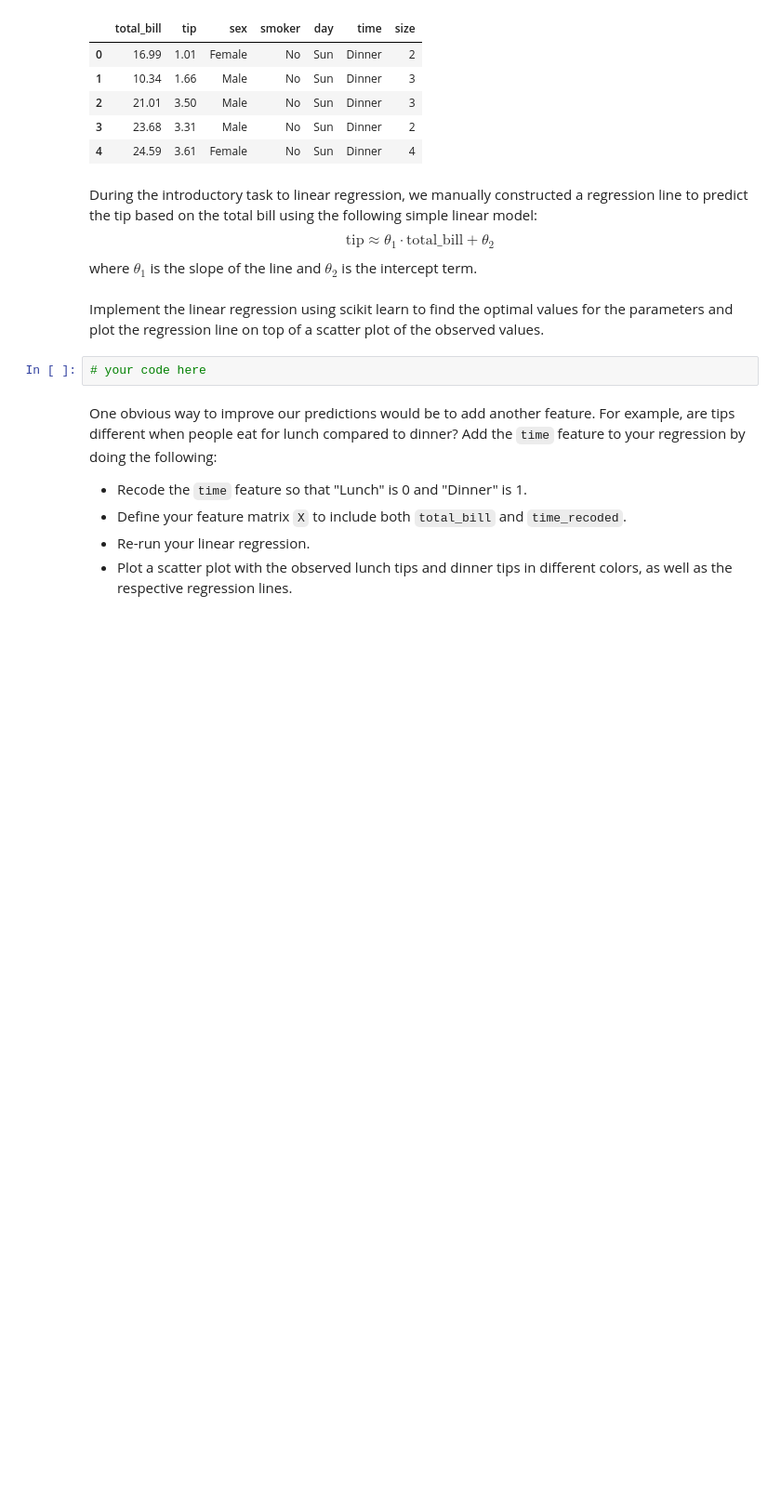
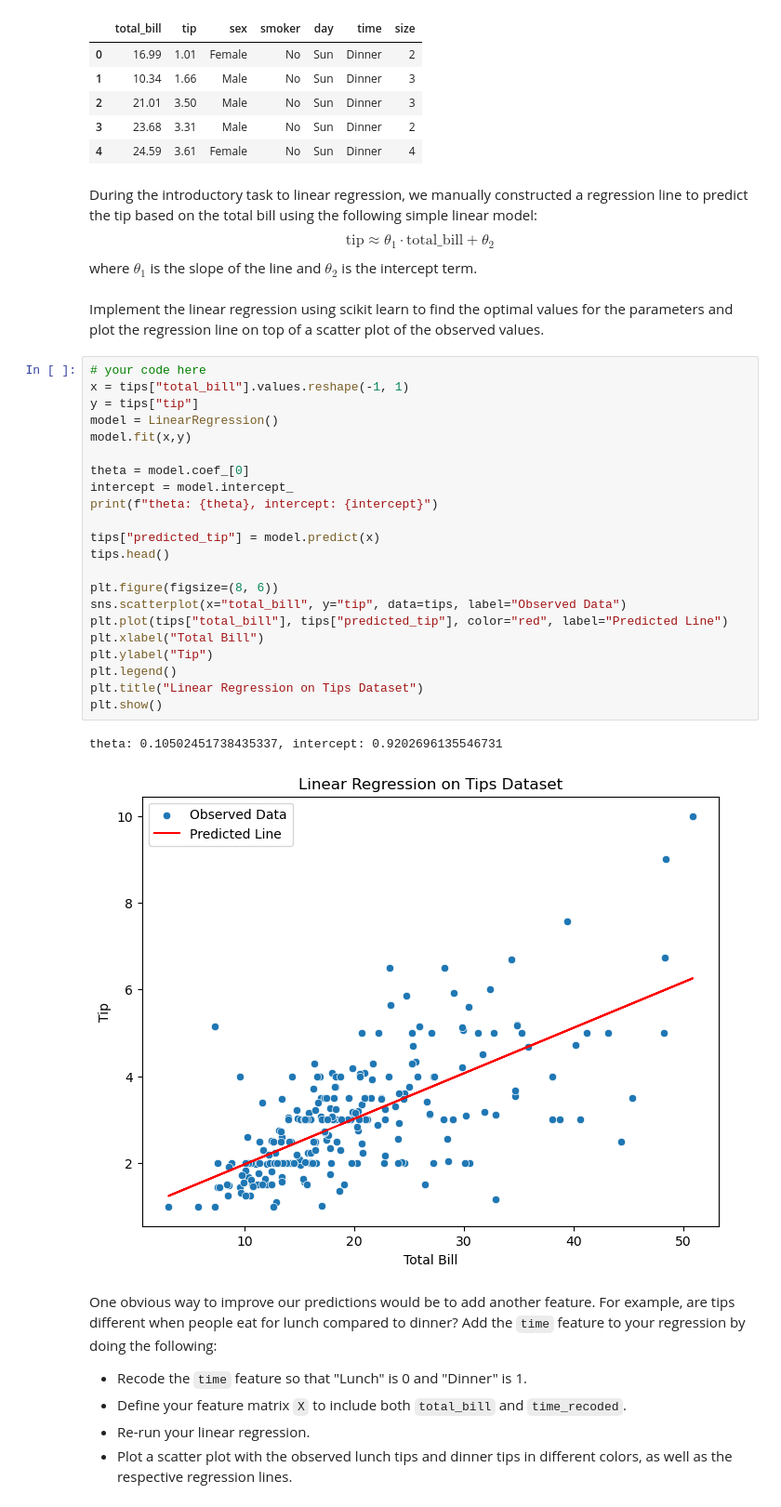
Before and after one commit to Lilli-jr/DSML_2025, a Jupyter notebook: 02_Workshops/WS_07_Regression_1/DSML_WS_07_pre.ipynb, the cells around one changed output. Shown: that part at 93% size. Cells and saved outputs as stored; diff of their text form; blank space fills up the shorter version.

```diff
--- a/02_Workshops/WS_07_Regression_1/DSML_WS_07_pre.ipynb
+++ b/02_Workshops/WS_07_Regression_1/DSML_WS_07_pre.ipynb
@@ -33,8 +33,31 @@ During the introductory task to linear regression, we manually constructed a reg
 where $\theta_1$ is the slope of the line and $\theta_2$ is the intercept term.
 # %% [markdown]
 Implement the linear regression using scikit learn to find the optimal values for the parameters and plot the regression line on top of a scatter plot of the observed values.
-# %%
-# your code here
+# %%
+# your code here
+x = tips["total_bill"].values.reshape(-1, 1)
+y = tips["tip"]
+model = LinearRegression()
+model.fit(x,y)
+
+theta = model.coef_[0]
+intercept = model.intercept_
+print(f"theta: {theta}, intercept: {intercept}")
+
+tips["predicted_tip"] = model.predict(x)
+tips.head()
+
+plt.figure(figsize=(8, 6))
+sns.scatterplot(x="total_bill", y="tip", data=tips, label="Observed Data")
+plt.plot(tips["total_bill"], tips["predicted_tip"], color="red", label="Predicted Line")
+plt.xlabel("Total Bill")
+plt.ylabel("Tip")
+plt.legend()
+plt.title("Linear Regression on Tips Dataset")
+plt.show()
+# %% [output]
+theta: 0.10502451738435337, intercept: 0.9202696135546731
+[figure, added]
 # %% [markdown]
 One obvious way to improve our predictions would be to add another feature. For example, are tips different when people eat for lunch compared to dinner? Add the `time` feature to your regression by doing the following:
 - Recode the `time` feature so that "Lunch" is 0 and "Dinner" is 1.
```
Also changed, not shown: parts of 2 cells of this notebook.
